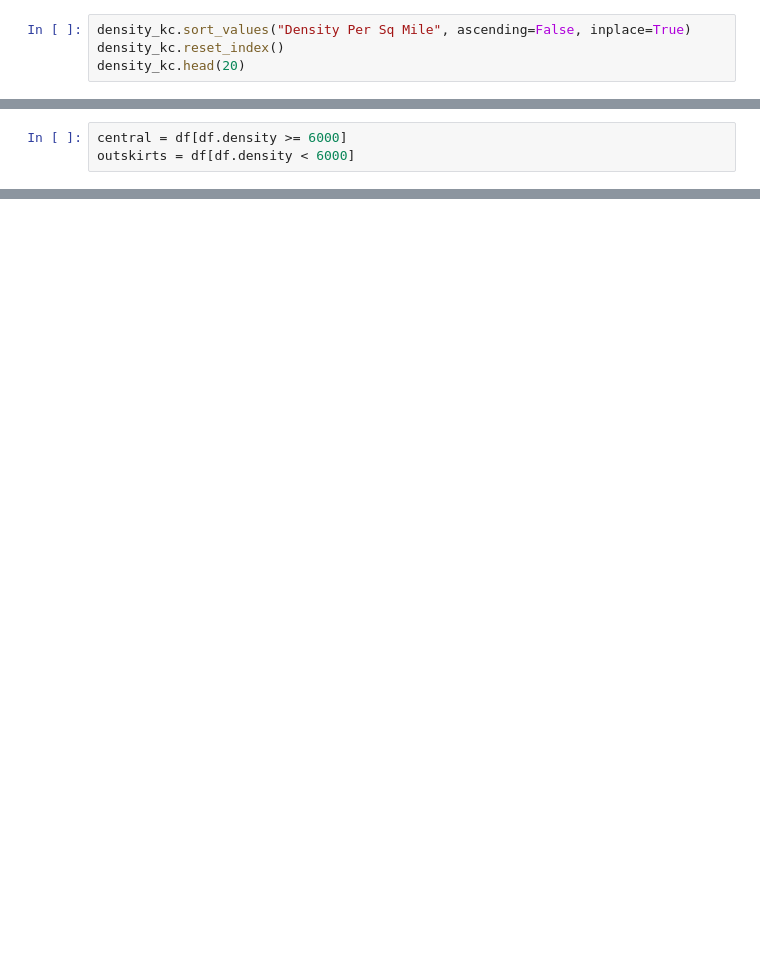
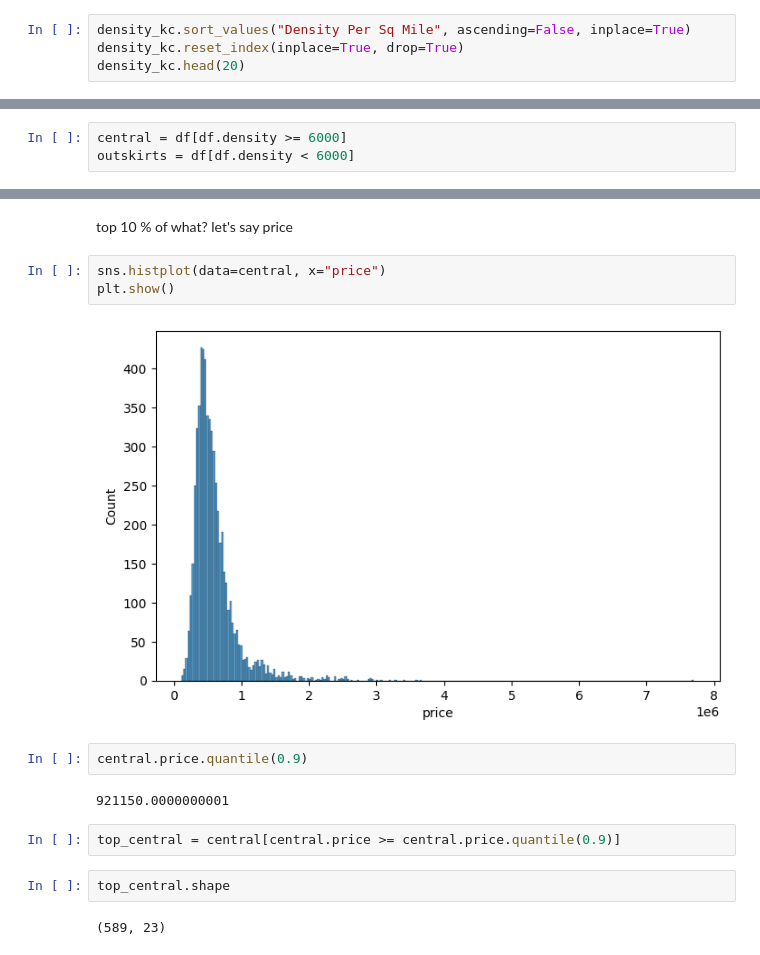
Before and after one commit to d-k-sch/eda_project_real_estate, a Jupyter notebook: EDA.ipynb, the cells around one changed output, grey strips where cells are left out. Saved outputs shown, nothing was run; the diff lists cells and outputs as text; blank space fills up the shorter version.

```diff
--- a/EDA.ipynb
+++ b/EDA.ipynb
@@ -78,5 +184,5 @@ density_kc.shape
 6000 threshold sanity check
 # %%
 density_kc.sort_values("Density Per Sq Mile", ascending=False, inplace=True)
-density_kc.reset_index()
+density_kc.reset_index(inplace=True, drop=True)
 density_kc.head(20)
@@ -101,0 +268,17 @@ outskirts.shape
+# %% [markdown]
+top 10 % of what? let's say price
+# %%
+sns.histplot(data=central, x="price")
+plt.show()
+# %% [output]
+[figure, added]
+# %%
+central.price.quantile(0.9)
+# %% [output]
+921150.0000000001
+# %%
+top_central = central[central.price >= central.price.quantile(0.9)]
+# %%
+top_central.shape
+# %% [output]
+(589, 23)
```
Also changed, not shown: parts of 30 cells of this notebook.
